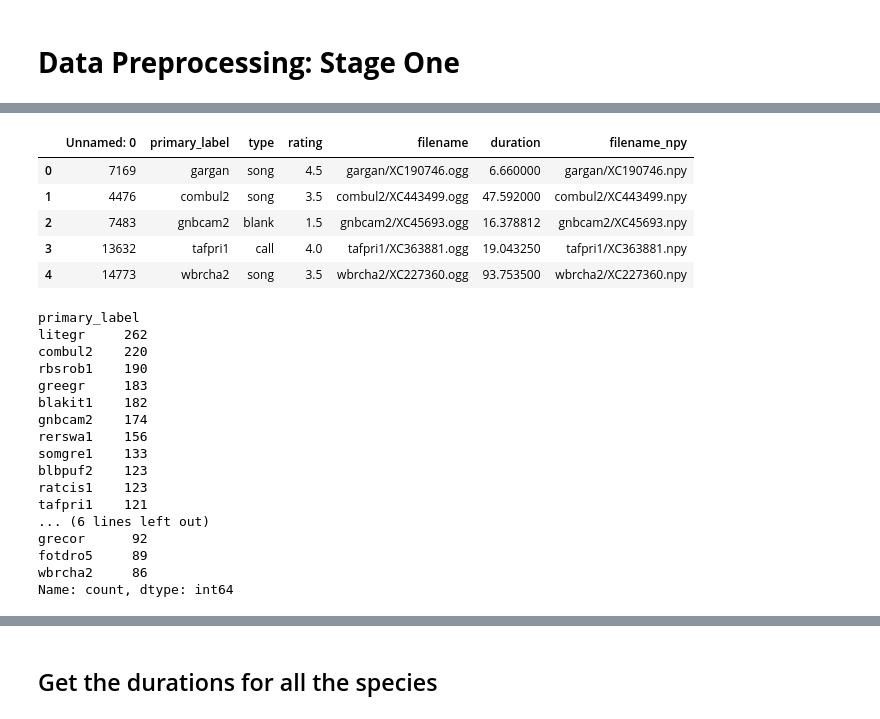
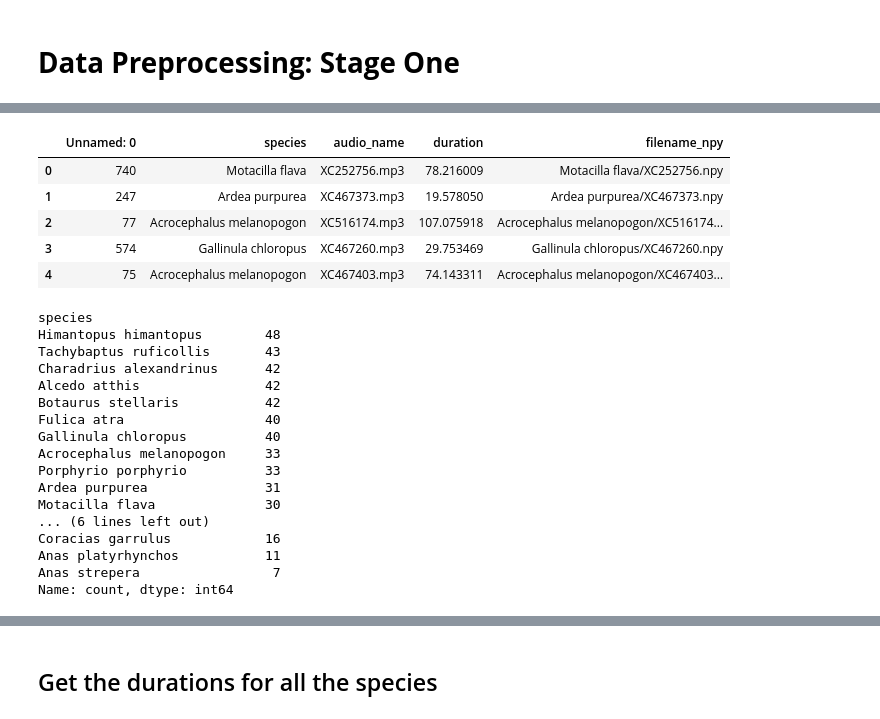
Before and after one commit to Thato-Mot/Final-Version-Of-Bird-Classification-Project, a Jupyter notebook: Stage-1/stage-1-train-val-split.ipynb, the cells around one changed output, grey strips where cells are left out. Saved outputs shown, nothing was run; the diff lists cells and outputs as text; code cells hidden in the pictures.

```diff
--- a/Stage-1/stage-1-train-val-split.ipynb
+++ b/Stage-1/stage-1-train-val-split.ipynb
@@ -32,35 +34,42 @@ import matplotlib.pyplot as plt
 import seaborn as sns
 import pickle
 import scipy.ndimage
+# %%
+# Variabels to be reused
+path = 'C:/Users/thato/Documents/Final-Year-Project/Dataset/Project-V3/audio_files'
+npy_path = 'C:/Users/thato/Documents/Final-Year-Project/Dataset/Project-V3/train_audio_npy/'
+train_csv = 'C:/Users/thato/Documents/Final-Year-Project/Dataset/Project-V3/train.csv'
+annotated_train_csv = 'C:/Users/thato/Documents/Final-Year-Project/Dataset/Project-V3/train-annotated.csv'
+sr = 22050
 # %%
-df_train = pd.read_csv('C:/Users/thato/Documents/Final-Year-Project/Dataset/Project-V2/traintest-split/train.csv') # Reading in training data
+df_train = pd.read_csv(train_csv) # Reading in training data
 df_train.head()
 # %% [output]
-|  | Unnamed: 0 | primary_label | type | rating | filename | duration | filename_npy |
-| 0 | 7169 | gargan | song | 4.5 | gargan/XC190746.ogg | 6.660000 | gargan/XC190746.npy |
-| 1 | 4476 | combul2 | song | 3.5 | combul2/XC443499.ogg | 47.592000 | combul2/XC443499.npy |
-| 2 | 7483 | gnbcam2 | blank | 1.5 | gnbcam2/XC45693.ogg | 16.378812 | gnbcam2/XC45693.npy |
-| 3 | 13632 | tafpri1 | call | 4.0 | tafpri1/XC363881.ogg | 19.043250 | tafpri1/XC363881.npy |
-| 4 | 14773 | wbrcha2 | song | 3.5 | wbrcha2/XC227360.ogg | 93.753500 | wbrcha2/XC227360.npy |
+|  | Unnamed: 0 | species | audio_name | duration | filename_npy |
+| 0 | 740 | Motacilla flava | XC252756.mp3 | 78.216009 | Motacilla flava/XC252756.npy |
+| 1 | 247 | Ardea purpurea | XC467373.mp3 | 19.578050 | Ardea purpurea/XC467373.npy |
+| 2 | 77 | Acrocephalus melanopogon | XC516174.mp3 | 107.075918 | Acrocephalus melanopogon/XC516174... |
+| 3 | 574 | Gallinula chloropus | XC467260.mp3 | 29.753469 | Gallinula chloropus/XC467260.npy |
+| 4 | 75 | Acrocephalus melanopogon | XC467403.mp3 | 74.143311 | Acrocephalus melanopogon/XC467403... |
 # %%
-df_train['primary_label'].value_counts()
+df_train['species'].value_counts()
 # %% [output]
-primary_label
-litegr     262
-combul2    220
-rbsrob1    190
-greegr     183
-blakit1    182
-gnbcam2    174
-rerswa1    156
-somgre1    133
-blbpuf2    123
-ratcis1    123
-tafpri1    121
+species
+Himantopus himantopus        48
+Tachybaptus ruficollis       43
+Charadrius alexandrinus      42
+Alcedo atthis                42
+Botaurus stellaris           42
+Fulica atra                  40
+Gallinula chloropus          40
+Acrocephalus melanopogon     33
+Porphyrio porphyrio          33
+Ardea purpurea               31
+Motacilla flava              30
 ... (6 lines left out)
-grecor      92
-fotdro5     89
-wbrcha2     86
+Coracias garrulus            16
+Anas platyrhynchos           11
+Anas strepera                 7
 Name: count, dtype: int64
 # %%
 filepaths = df_train['filename_npy']
```
Also changed, not shown: parts of 51 cells of this notebook.
